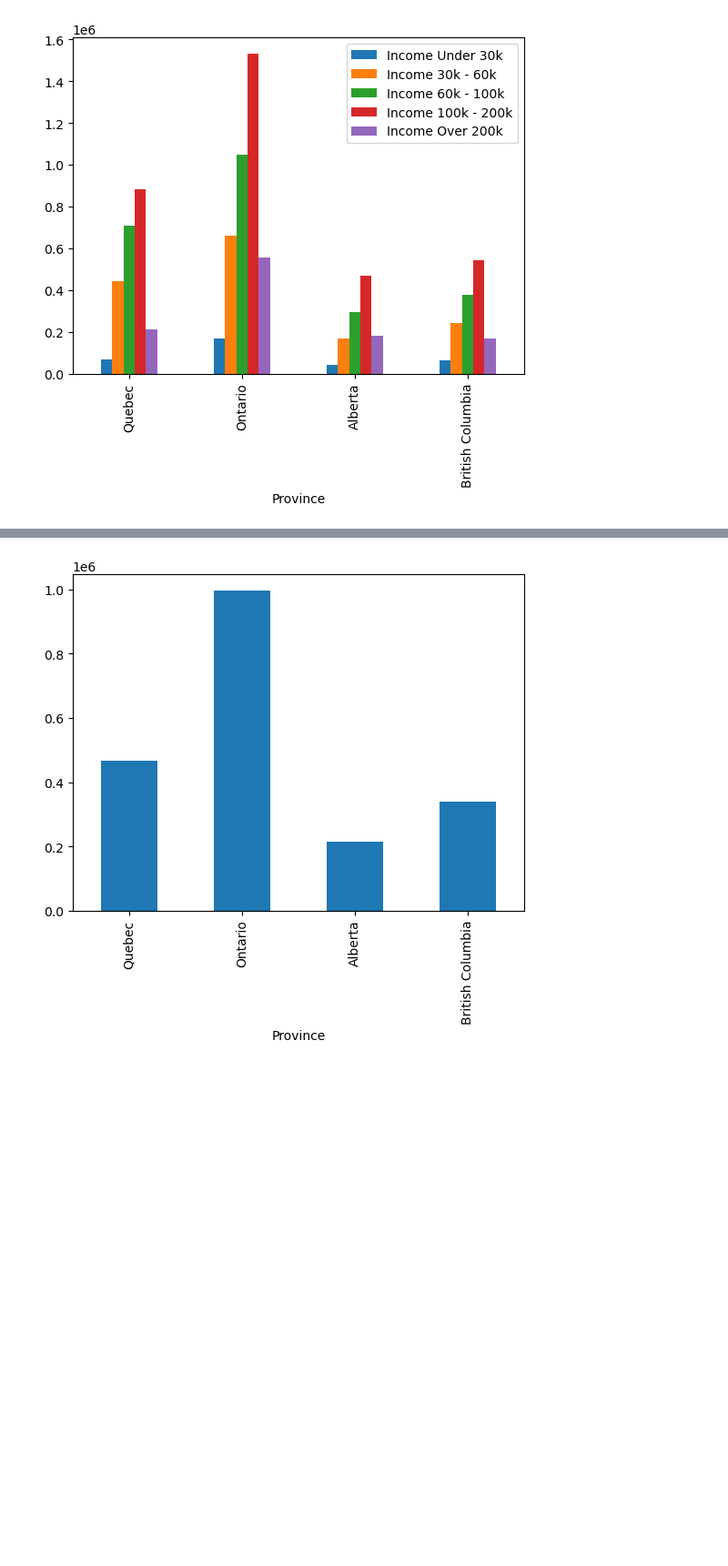
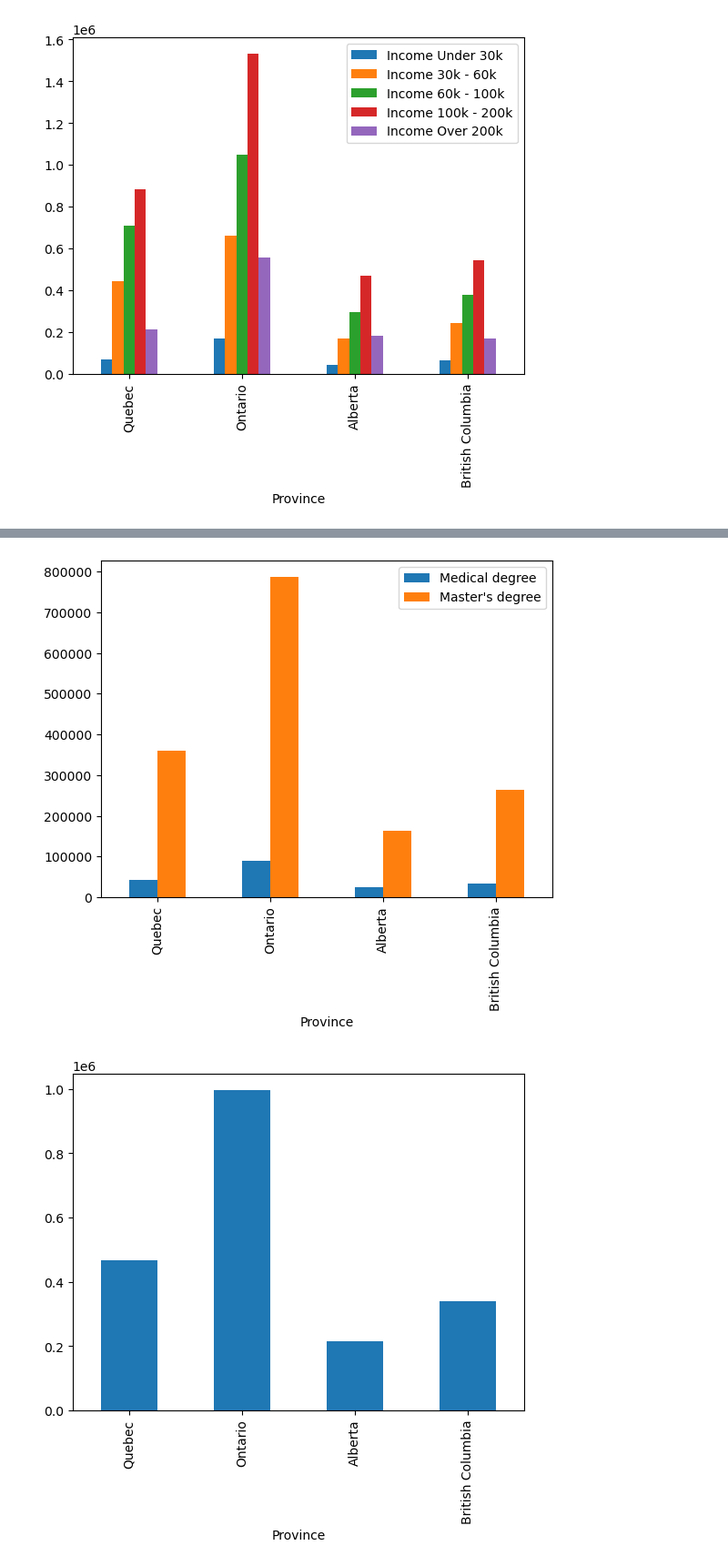
Before and after one commit to BehnooshNasri/project_one, a Jupyter notebook: Esi_Income_Analysis.ipynb, the cells around one changed output, grey strips where cells are left out. Shown at 91% size. Drawn from its saved outputs; the diff is of its cells as text; code cells hidden in the pictures; blank space fills up the shorter version.

```diff
--- a/Esi_Income_Analysis.ipynb
+++ b/Esi_Income_Analysis.ipynb
@@ -37,0 +36,5 @@ grad_school_clean_df
+# %%
+grad_school_df = grad_school_clean.rename(columns={'Highest certificate, diploma or degree': 'Highest Education'})
+grad_school_df = grad_school_df.set_index('Highest Education')
+grad_school_clean_df = grad_school_df.rename(index={'Degree in medicine, dentistry, veterinary medicine or optometry': 'Medical degree'})
+grad_school_clean_df
@@ -37,0 +48,4 @@ grad_school_clean_df
+# %%
+# grad_school_clean_df.dtypes
+grad_school_clean_df=grad_school_clean_df.replace(',', '', regex=True).astype(int)
+grad_school_clean_df
@@ -40,6 +61,6 @@ grad_school_clean_df
 grad_school_transposed = grad_school_clean_df.transpose()
 grad_school_final = grad_school_transposed.rename_axis('Province')
 grad_school_final = grad_school_final.rename(columns={'Total':'Total Post Grad Students'})
-grad_school_final['Earned doctorate'] = grad_school_final['Earned doctorate'].replace(',', '', regex=True).astype(int)
+
 grad_school_final
 # %% [output]
@@ -76,7 +103,6 @@ final_population.set_index('Province')
 # %%
 # merge the datasets
 merged_df = pd.merge(income_data_clean, grad_school_final, how='inner', on='Province')
-merged_df[['Medical Degree', "Master's Degree", 'Total Post Grad Students']] = merged_df[['Medical Degree', "Master's Degree",'Total Post Grad Students']].replace(',', '', regex=True).astype(int)
 merged_df
 # %% [output]
 |  | Income Under 30k | Income 30k - 60k | Income 60k - 100k | Income 100k - 200k | Income Over 200k | ... |
@@ -126 +152,7 @@ plt.show()
+# %%
+grad_graph = combined_df[['Medical degree', "Master's degree"]] #can't plot Earned doctorate --- index error again!
+grad_graph.plot(kind='bar')
+plt.show()
+# %% [output]
+[figure, added]
 # %%
```
Also changed, not shown: parts of 17 cells of this notebook.
